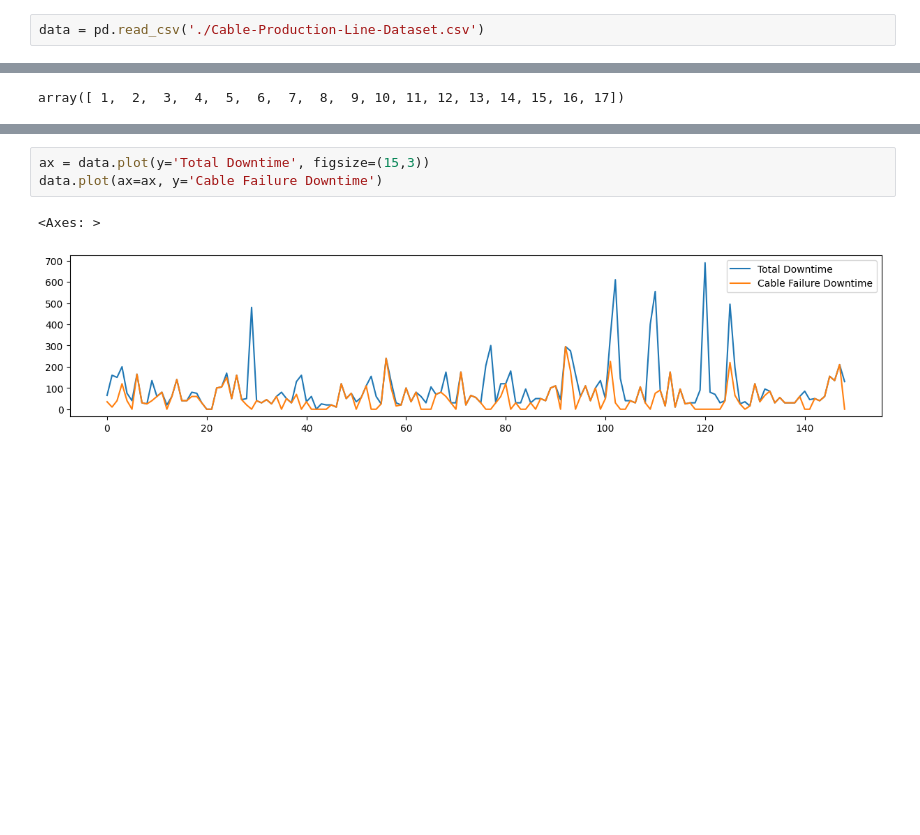
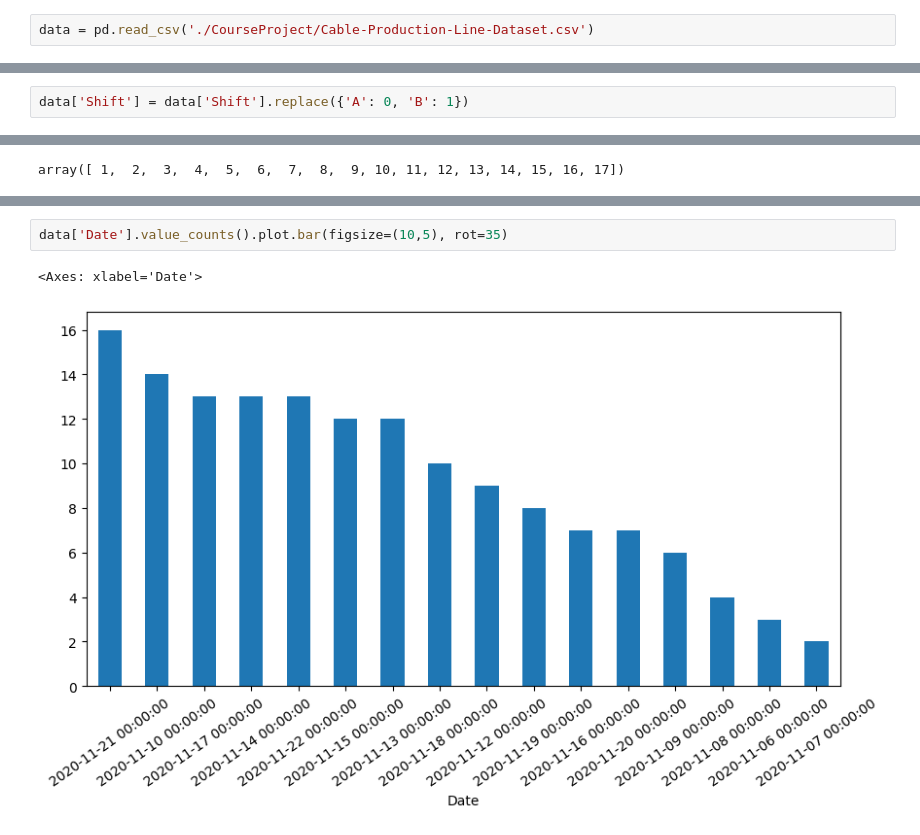
Before and after one commit to nekitnavr/DAproject, a Jupyter notebook: Copper_wire.ipynb, the cells around one changed output, grey strips where cells are left out. Drawn from its saved outputs; the diff is of its cells as text; blank space fills up the shorter version.

```diff
--- a/Copper_wire.ipynb
+++ b/Copper_wire.ipynb
@@ -3,7 +3,7 @@
 # %%
 import pandas as pd
 # %%
-data = pd.read_csv('./Cable-Production-Line-Dataset.csv')
+data = pd.read_csv('./CourseProject/Cable-Production-Line-Dataset.csv')
 # %%
 data.keys()
 # %% [output]
@@ -22,3 +26,5 @@ data.head()
+# %%
+data['Shift'] = data['Shift'].replace({'A': 0, 'B': 1})
 # %%
 data['Total Failures'] = data['Cable Failures'] + data['Other Failures']
 data['Total Downtime'] = data['Cable Failure Downtime'] + data['Other Failure Downtime']
@@ -57,7 +69,6 @@ array([ 1,  2,  3,  4,  5,  6,  7,  8,  9, 10, 11, 12, 13, 14, 15, 16, 17])
 # %%
-ax = data.plot(y='Total Downtime', figsize=(15,3))
-data.plot(ax=ax, y='Cable Failure Downtime')
+data['Date'].value_counts().plot.bar(figsize=(10,5), rot=35)
 # %% [output]
-<Axes: >
+<Axes: xlabel='Date'>
-[figure, old version]
+[figure, new version]
 # %%
```
Also changed, not shown: parts of 17 cells of this notebook.
